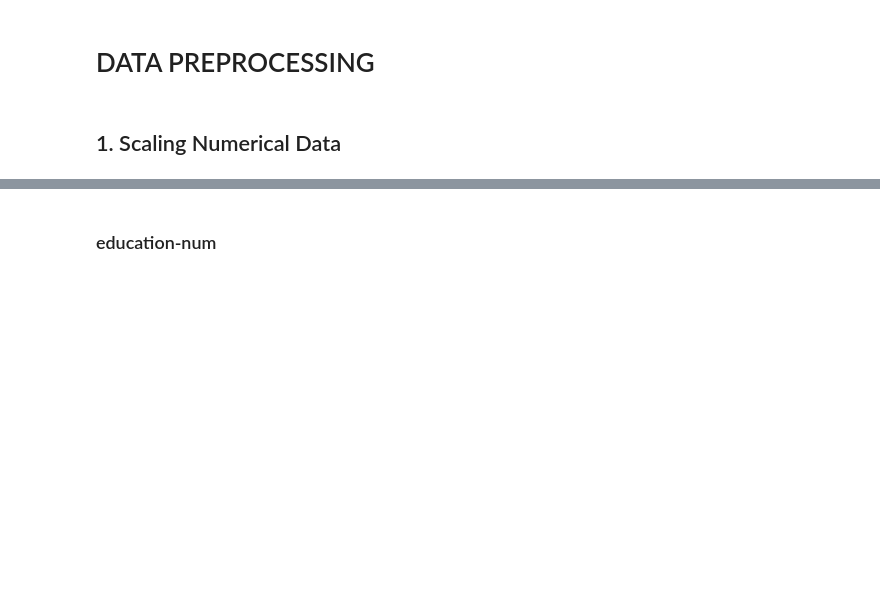
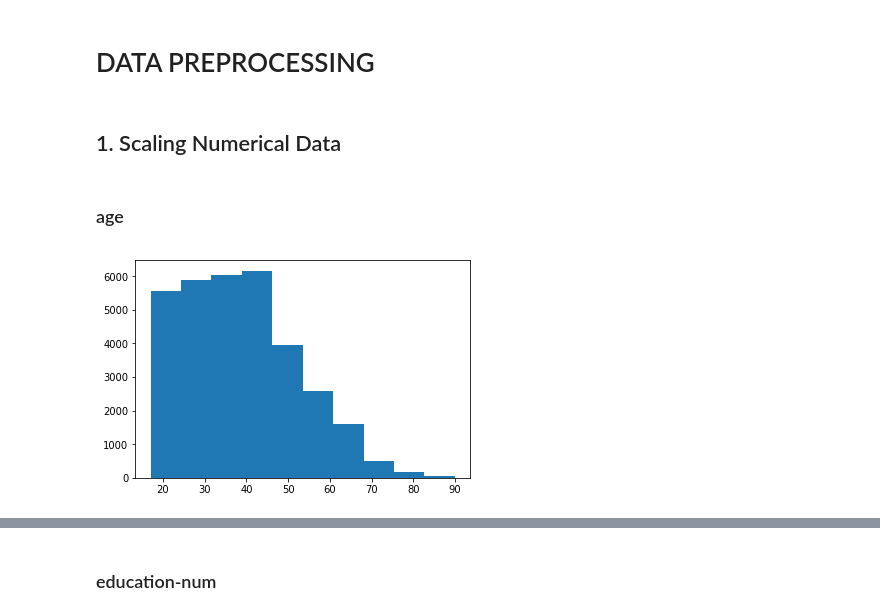
Before and after one commit to j-shim/CMPT353GroupProject, a Jupyter notebook: adult-wage/adult-wage-prediction.ipynb, the cells around one changed output, grey strips where cells are left out. Cells and saved outputs as stored; diff of their text form; code cells hidden in the pictures; blank space fills up the shorter version.

```diff
--- a/adult-wage/adult-wage-prediction.ipynb
+++ b/adult-wage/adult-wage-prediction.ipynb
@@ -46,3 +47,11 @@ adultWage = adultWage.drop(columns = ['education', 'native-country'])
 #  DATA PREPROCESSING
 # %% [markdown]
 ## 1. Scaling Numerical Data
+# %% [markdown]
+### age
+# %%
+# The following histogram shows that age distribution is highly biased
+plt.hist(adultWage['age'])
+plt.show()
+# %% [output]
+[figure, added]
```
Also changed, not shown: parts of 11 cells of this notebook, 1 other file.
